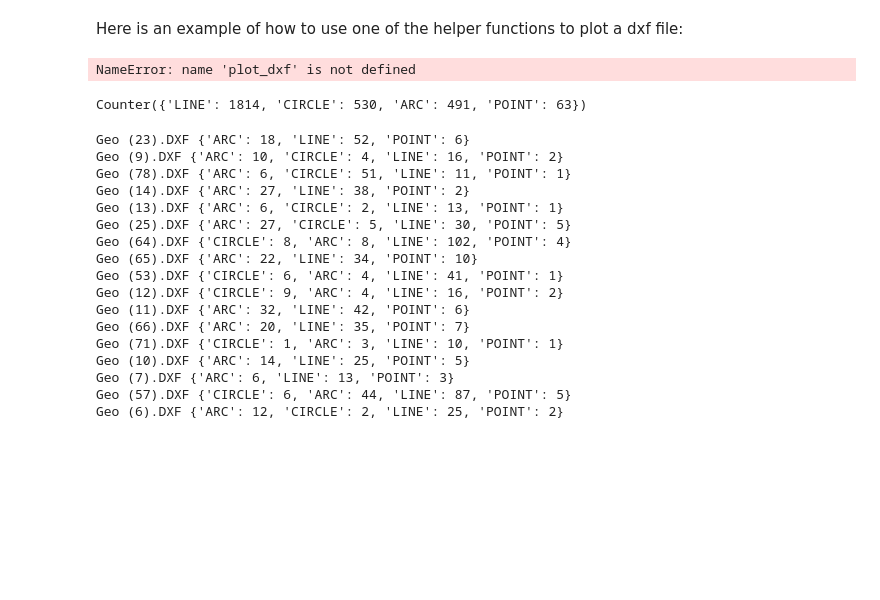
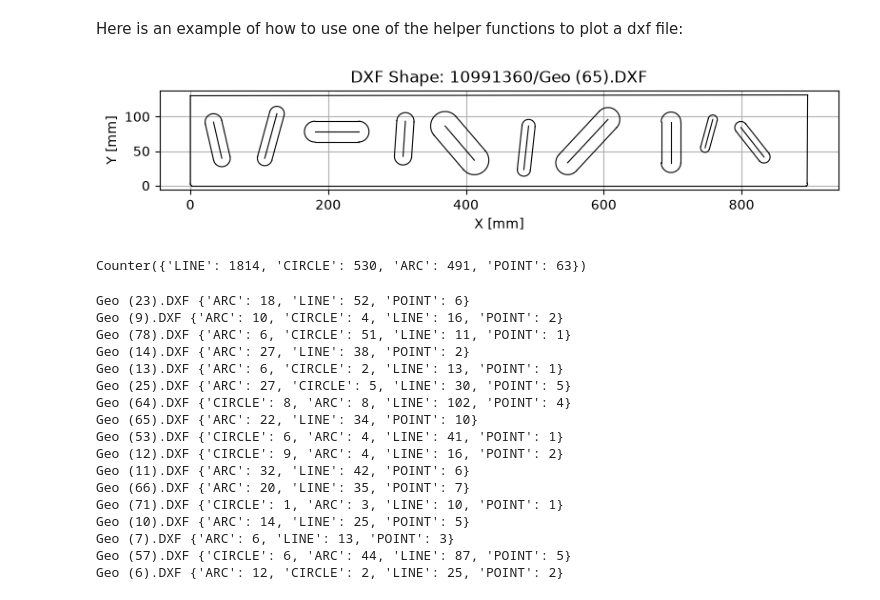
Before and after one commit to loruedel/Challenge1, a Jupyter notebook: getting_started.ipynb, the cells around one changed output. Drawn from its saved outputs; the diff is of its cells as text; code cells hidden in the pictures; blank space fills up the shorter version.

```diff
--- a/getting_started.ipynb
+++ b/getting_started.ipynb
@@ -80,9 +61,9 @@ from shapely.ops import unary_union, polygonize
 # %% [markdown]
 Here is an example of how to use one of the helper functions to plot a dxf file:
 # %%
-plot_dxf("10991360/Geo (75).DXF")
+plot_dxf("10991360/Geo (65).DXF")
 # %% [output]
-NameError: name 'plot_dxf' is not defined
+[figure, added]
 # %%
 import ezdxf
 from collections import Counter
```
Also changed, not shown: parts of 2 cells of this notebook.
